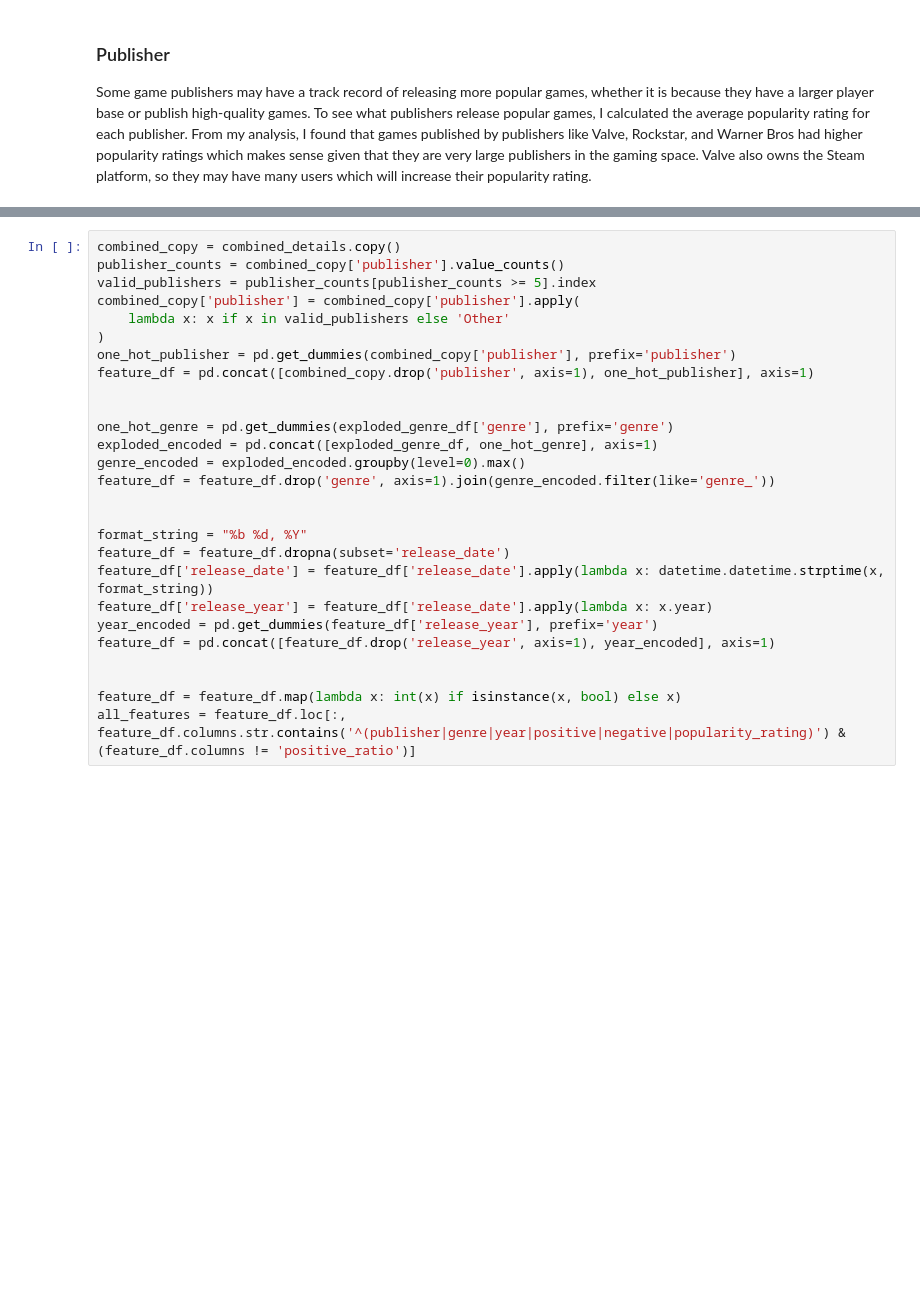
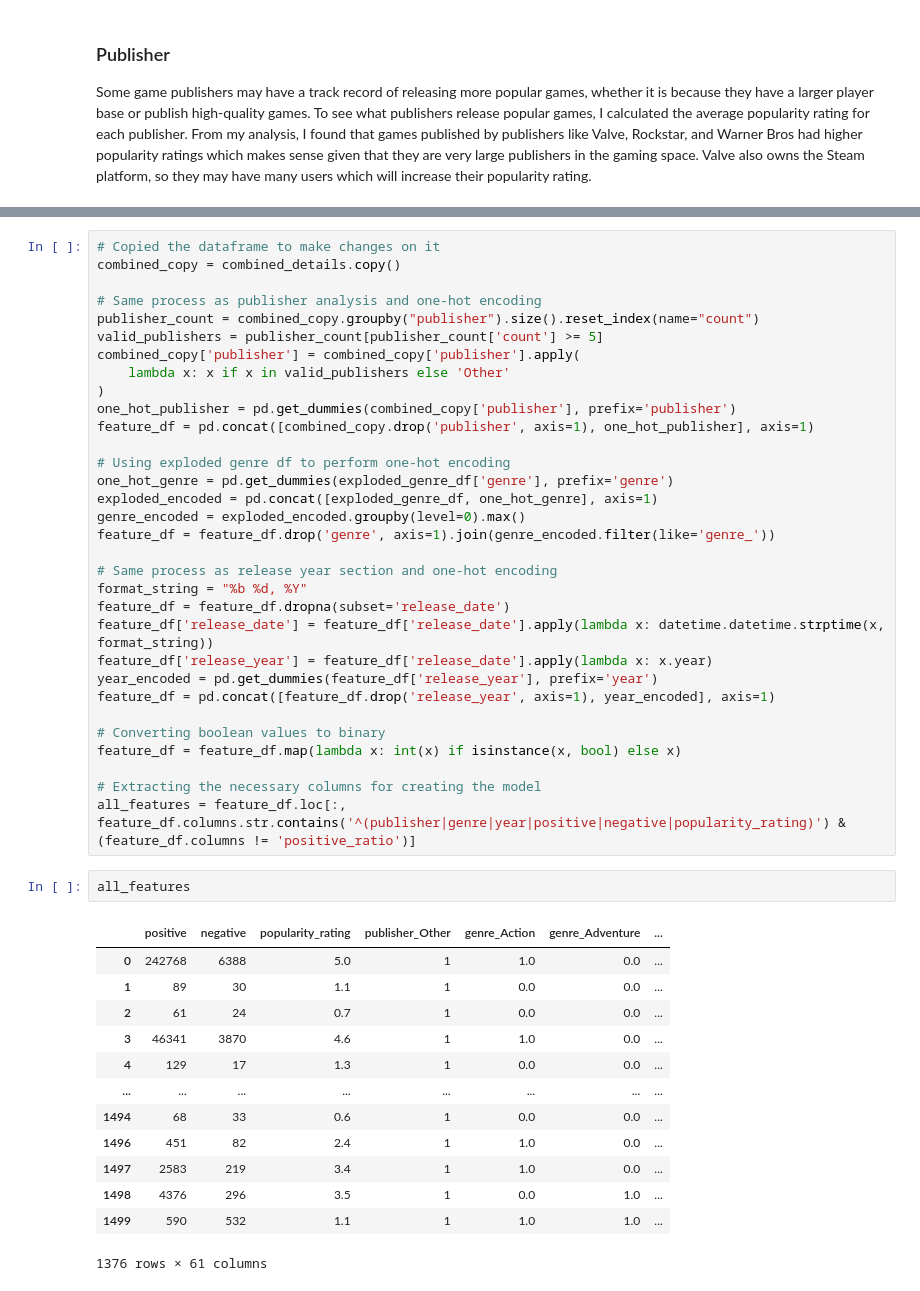
Before and after one commit to davvidlee/steam-analysis, a Jupyter notebook: main.ipynb, the cells around one changed output, grey strips where cells are left out. Cells and saved outputs as stored; diff of their text form; blank space fills up the shorter version.

```diff
--- a/main.ipynb
+++ b/main.ipynb
@@ -191,20 +203,23 @@ FEATURE ENGINEERING FOR BUILDING PREDICTIVE MODEL
 # %%
+# Copied the dataframe to make changes on it
 combined_copy = combined_details.copy()
-publisher_counts = combined_copy['publisher'].value_counts()
-valid_publishers = publisher_counts[publisher_counts >= 5].index
+
+# Same process as publisher analysis and one-hot encoding
+publisher_count = combined_copy.groupby("publisher").size().reset_index(name="count")
+valid_publishers = publisher_count[publisher_count['count'] >= 5]
 combined_copy['publisher'] = combined_copy['publisher'].apply(
     lambda x: x if x in valid_publishers else 'Other'
 )
 one_hot_publisher = pd.get_dummies(combined_copy['publisher'], prefix='publisher')
 feature_df = pd.concat([combined_copy.drop('publisher', axis=1), one_hot_publisher], axis=1)
 
-
+# Using exploded genre df to perform one-hot encoding
 one_hot_genre = pd.get_dummies(exploded_genre_df['genre'], prefix='genre')
 exploded_encoded = pd.concat([exploded_genre_df, one_hot_genre], axis=1)
 genre_encoded = exploded_encoded.groupby(level=0).max()
 feature_df = feature_df.drop('genre', axis=1).join(genre_encoded.filter(like='genre_'))
 
-
+# Same process as release year section and one-hot encoding
 format_string = "%b %d, %Y"
 feature_df = feature_df.dropna(subset='release_date')
 feature_df['release_date'] = feature_df['release_date'].apply(lambda x: datetime.datetime.strptime(x, format_string))
@@ -212,7 +227,25 @@ feature_df['release_year'] = feature_df['release_date'].apply(lambda x: x.year)
 year_encoded = pd.get_dummies(feature_df['release_year'], prefix='year')
 feature_df = pd.concat([feature_df.drop('release_year', axis=1), year_encoded], axis=1)
 
+# Converting boolean values to binary
+feature_df = feature_df.map(lambda x: int(x) if isinstance(x, bool) else x)
 
-feature_df = feature_df.map(lambda x: int(x) if isinstance(x, bool) else x)
+# Extracting the necessary columns for creating the model
 all_features = feature_df.loc[:, feature_df.columns.str.contains('^(publisher|genre|year|positive|negative|popularity_rating)') & (feature_df.columns != 'positive_ratio')]
+# %%
+all_features
+# %% [output]
+|  | positive | negative | popularity_rating | publisher_Other | genre_Action | genre_Adventure | ... |
+| 0 | 242768 | 6388 | 5.0 | 1 | 1.0 | 0.0 | ... |
+| 1 | 89 | 30 | 1.1 | 1 | 0.0 | 0.0 | ... |
+| 2 | 61 | 24 | 0.7 | 1 | 0.0 | 0.0 | ... |
+| 3 | 46341 | 3870 | 4.6 | 1 | 1.0 | 0.0 | ... |
+| 4 | 129 | 17 | 1.3 | 1 | 0.0 | 0.0 | ... |
+| ... | ... | ... | ... | ... | ... | ... | ... |
+| 1494 | 68 | 33 | 0.6 | 1 | 0.0 | 0.0 | ... |
+| 1496 | 451 | 82 | 2.4 | 1 | 1.0 | 0.0 | ... |
+| 1497 | 2583 | 219 | 3.4 | 1 | 1.0 | 0.0 | ... |
+| 1498 | 4376 | 296 | 3.5 | 1 | 0.0 | 1.0 | ... |
+| 1499 | 590 | 532 | 1.1 | 1 | 1.0 | 1.0 | ... |
+1376 rows × 61 columns
 # %%
```
Also changed, not shown: parts of 9 cells of this notebook.
